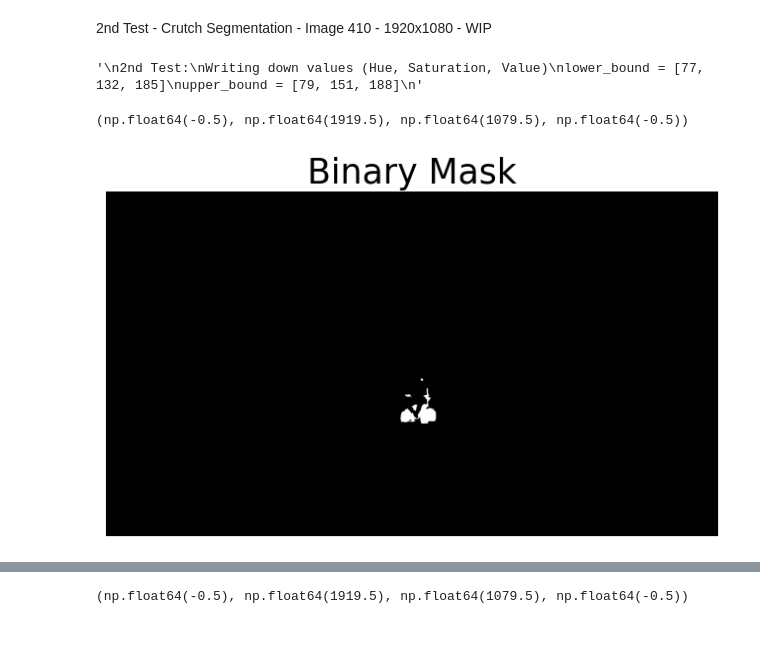
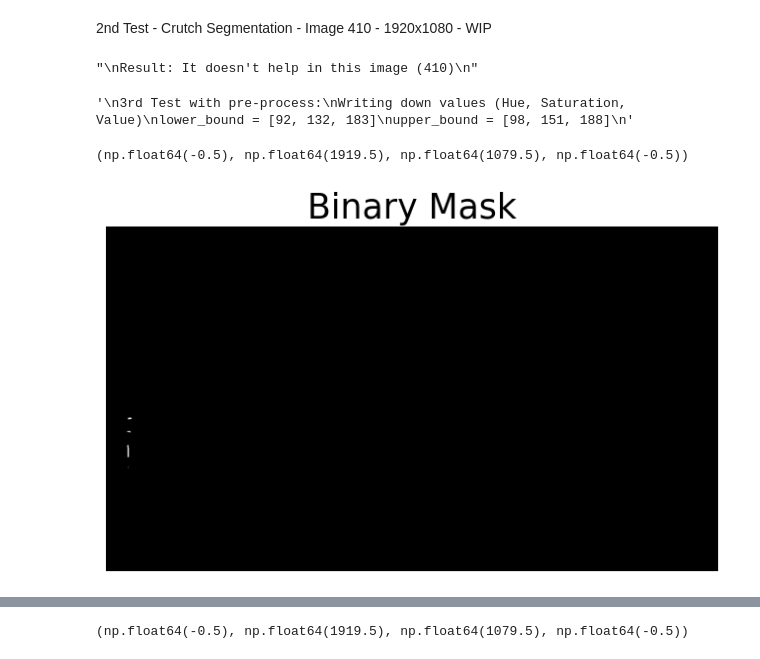
Before and after one commit to rpgouveia/pucpr_pibiti_semantic_segmentation, a Jupyter notebook: study_color_conversion_v2/crutch.ipynb, the cells around one changed output, grey strips where cells are left out. Cells and saved outputs as stored; diff of their text form; code cells hidden in the pictures.

```diff
--- a/study_color_conversion_v2/crutch.ipynb
+++ b/study_color_conversion_v2/crutch.ipynb
@@ -260,4 +260,15 @@ mask_path: str = os.path.join(base_mask_folder, f"{img_number}.png")
 # Load and Convert Images
 bgr_img = cv.imread(mask_path, 1)
 hsv_img = cv.cvtColor(bgr_img, cv.COLOR_BGR2HSV)
+# %%
+# Preprocess (https://docs.opencv.org/4.x/d4/d13/tutorial_py_filtering.html)
+# Apply blur to reduce noise
+# hsv_img = cv.GaussianBlur(hsv_img, (5,5), 0)
+# hsv_img = cv.GaussianBlur(hsv_img, (3,3), 0)
+
+"""
+Result: It doesn't help in this image (410)
+"""
+# %% [output]
+"\nResult: It doesn't help in this image (410)\n"
 # %%
@@ -265,34 +276,37 @@ hsv_img = cv.cvtColor(bgr_img, cv.COLOR_BGR2HSV)
+# cv.imshow("Inspect Image", bgr_img)
 cv.imshow("Inspect Image", hsv_img)
 cv.waitKey(0)
 cv.destroyAllWindows()
 
 """
-2nd Test:
+3rd Test with pre-process:
 Writing down values (Hue, Saturation, Value)
-lower_bound = [77, 132, 185]
-upper_bound = [79, 151, 188]
+lower_bound = [92, 132, 183]
+upper_bound = [98, 151, 188]
 """
 # %% [output]
-'\n2nd Test:\nWriting down values (Hue, Saturation, Value)\nlower_bound = [77, 132, 185]\nupper_bound = [79, 151, 188]\n'
+'\n3rd Test with pre-process:\nWriting down values (Hue, Saturation, Value)\nlower_bound = [92, 132, 183]\nupper_bound = [98, 151, 188]\n'
 # %%
 ### Process 1 - One Range of HSV Values ###
 # First Step - Limits
-# 1 - Define color limits >> HSV (H:77, S:132, V:185) to (H:79, S:151, V:188)
-lower_bound = np.array([77, 132, 185]) # Hue, Saturation, Value - Without pre-process - Result: Excellent
-upper_bound = np.array([79, 151, 188]) # Hue, Saturation, Value - Without pre-process - Result: Excellent
+# 1 - Define Human color limits >> HSV (H:92, S:132, V:183) to (H:98, S:151, V:188)
+lower_bound = np.array([92, 132, 183]) # Hue, Saturation, Value   - Without pre-process - Result: Excellent
+upper_bound = np.array([98, 151, 188]) # Hue, Saturation, Value   - Without pre-process - Result: Excellent
+# lower_bound = np.array([92, 26, 165]) # Hue, Saturation, Value   - With pre-process 5x5 - Result: Not good
+# upper_bound = np.array([173, 151, 196]) # Hue, Saturation, Value   - With pre-process 5x5 - Result: Not good
 
 # Second Step - Binary Mask
 # 2.1 - Create mask
 mask = cv.inRange(hsv_img, lower_bound, upper_bound)
 
 # 2.2 - Binarize
 mask = np.where(mask > 0, 255, 0).astype(np.uint8)
 
 # 2.3 - Visualize binary mask
 plt.figure(figsize=[8,8])
 plt.imshow(mask, cmap='gray')
 plt.title("Binary Mask",fontdict={'fontsize': 25})
 plt.axis('off')
 # %% [output]
 (np.float64(-0.5), np.float64(1919.5), np.float64(1079.5), np.float64(-0.5))
-[figure, old version]
+[figure, new version]
```
Also changed, not shown: parts of 4 cells of this notebook.
